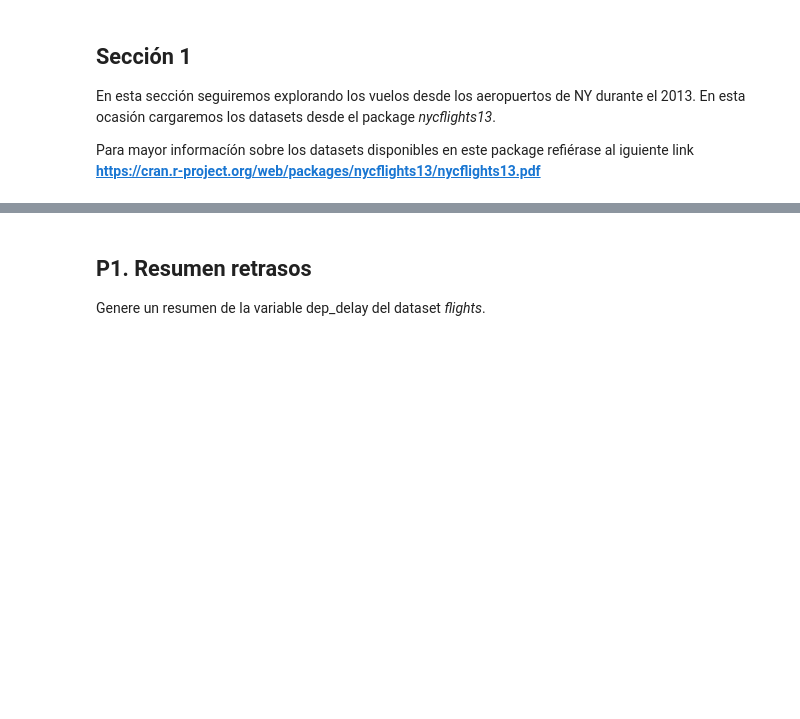
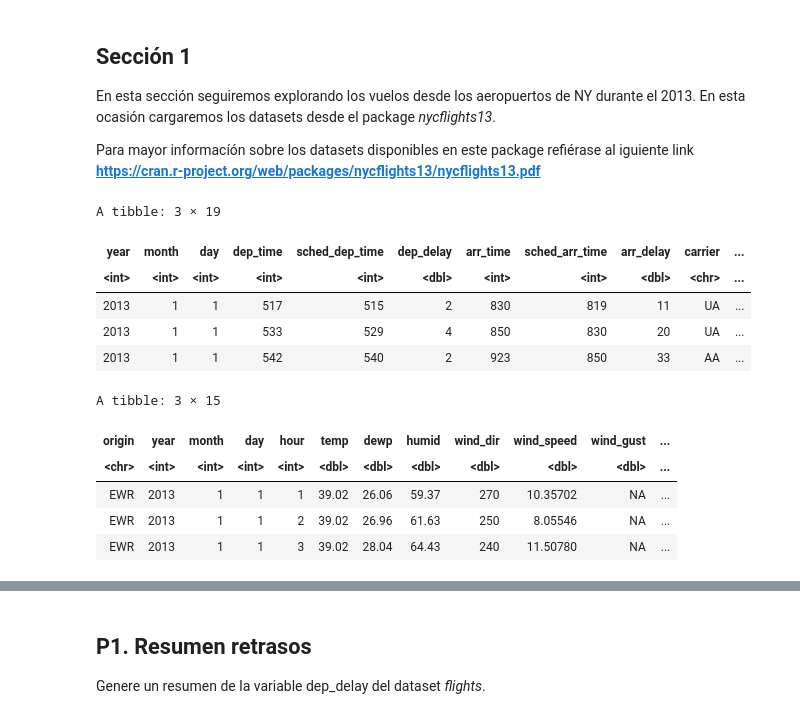
Before and after one commit to mrrojas72/Introduccion_a_ciencia_de_datos_R, a Jupyter notebook: Ayudantías/Ayudantía2/A2_02_Taller.ipynb, the cells around one changed output, grey strips where cells are left out. Cells and saved outputs as stored; diff of their text form; code cells hidden in the pictures; blank space fills up the shorter version.

```diff
--- a/Ayudantías/Ayudantía2/A2_02_Taller.ipynb
+++ b/Ayudantías/Ayudantía2/A2_02_Taller.ipynb
@@ -15,9 +15,28 @@ En esta sección seguiremos explorando los vuelos desde los aeropuertos de NY du
 Para mayor informacíón sobre los datasets disponibles en este package  refiérase al iguiente link
 **https://cran.r-project.org/web/packages/nycflights13/nycflights13.pdf**
 # %%
-data("flights", package = "nycflights13")
-data("weather", package = "nycflights13")
+#install.packages("nycflights13")
+
+data("flights", package = "nycflights13") # vuelos
+data("weather", package = "nycflights13") # clima
+
 vuelos <- flights
 clima <- weather
+
+head(vuelos, 3)
+head(clima, 3)
+# %% [output]
+A tibble: 3 × 19
+| year | month | day | dep_time | sched_dep_time | dep_delay | arr_time | sched_arr_time | arr_delay | carrier | ... |
+| <int> | <int> | <int> | <int> | <int> | <dbl> | <int> | <int> | <dbl> | <chr> | ... |
+| 2013 | 1 | 1 | 517 | 515 | 2 | 830 | 819 | 11 | UA | ... |
+| 2013 | 1 | 1 | 533 | 529 | 4 | 850 | 830 | 20 | UA | ... |
+| 2013 | 1 | 1 | 542 | 540 | 2 | 923 | 850 | 33 | AA | ... |
+A tibble: 3 × 15
+| origin | year | month | day | hour | temp | dewp | humid | wind_dir | wind_speed | wind_gust | ... |
+| <chr> | <int> | <int> | <int> | <int> | <dbl> | <dbl> | <dbl> | <dbl> | <dbl> | <dbl> | ... |
+| EWR | 2013 | 1 | 1 | 1 | 39.02 | 26.06 | 59.37 | 270 | 10.35702 | NA | ... |
+| EWR | 2013 | 1 | 1 | 2 | 39.02 | 26.96 | 61.63 | 250 | 8.05546 | NA | ... |
+| EWR | 2013 | 1 | 1 | 3 | 39.02 | 28.04 | 64.43 | 240 | 11.50780 | NA | ... |
 # %%
 library(dplyr)
```
Also changed, not shown: parts of 24 cells of this notebook.
